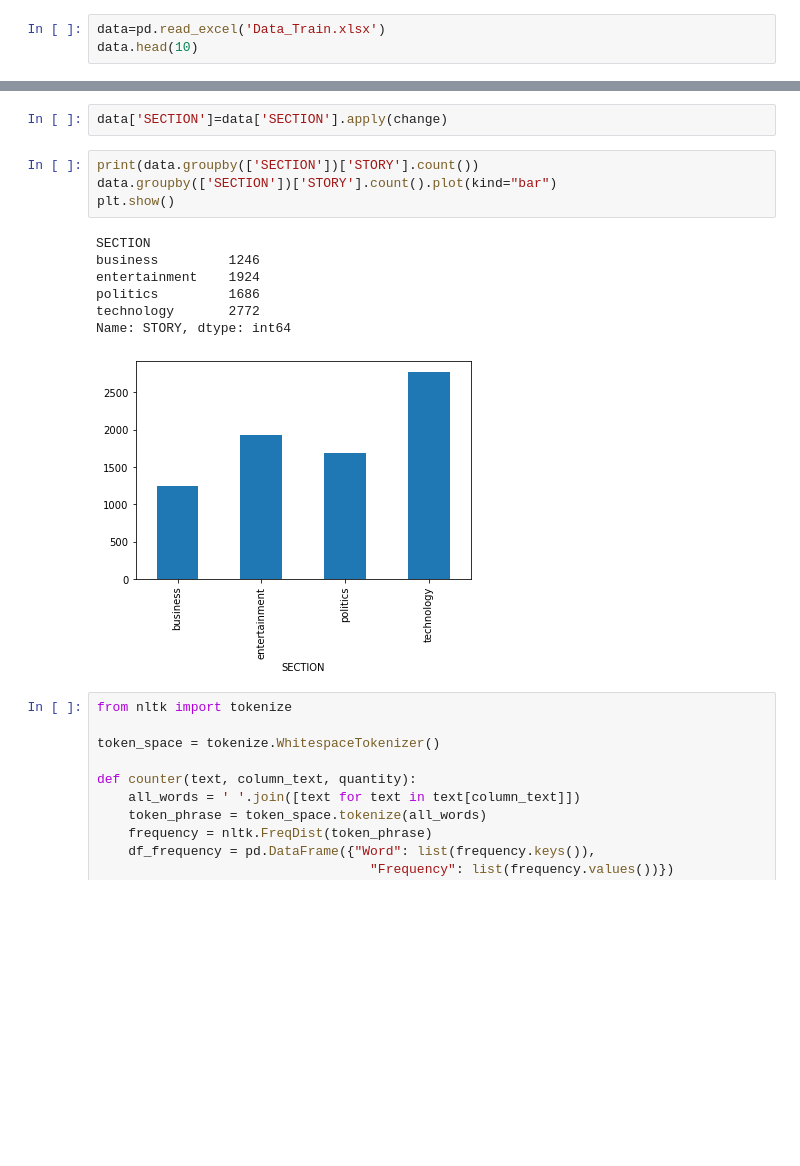
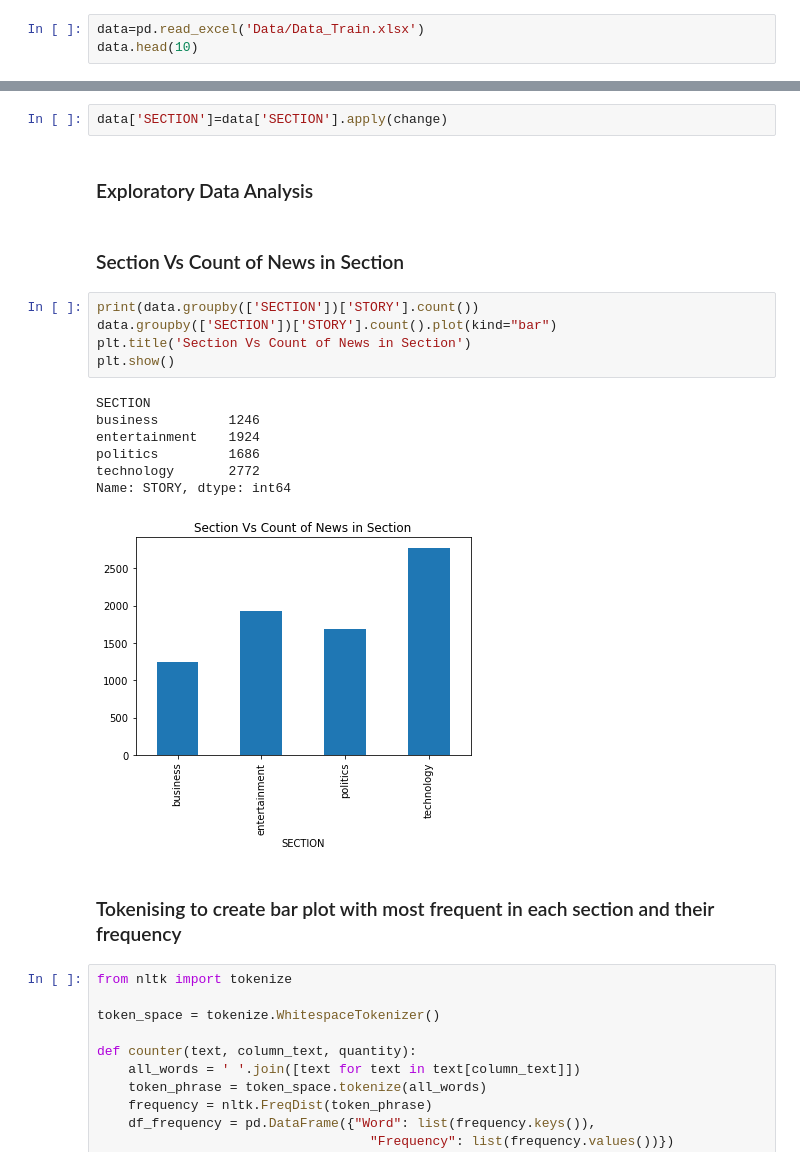
Before and after one commit to omprakashselvaraj/NewsHeadlineClassification, a Jupyter notebook: PredictNewsHeadline.ipynb, the cells around one changed output, grey strips where cells are left out. Drawn from its saved outputs; the diff is of its cells as text; blank space fills up the shorter version.

```diff
--- a/PredictNewsHeadline.ipynb
+++ b/PredictNewsHeadline.ipynb
@@ -7,5 +12,5 @@ from sklearn.model_selection import train_test_split
 # %%
-data=pd.read_excel('Data_Train.xlsx')
+data=pd.read_excel('Data/Data_Train.xlsx')
 data.head(10)
 # %% [output]
 |  | STORY | SECTION |
@@ -88,18 +104,25 @@ def change(x):
     return di[x]
 # %%
 data['SECTION']=data['SECTION'].apply(change)
+# %% [markdown]
+### Exploratory Data Analysis
+# %% [markdown]
+### Section Vs Count of News in Section
 # %%
 print(data.groupby(['SECTION'])['STORY'].count())
 data.groupby(['SECTION'])['STORY'].count().plot(kind="bar")
+plt.title('Section Vs Count of News in Section')
 plt.show()
 # %% [output]
 SECTION
 business         1246
 entertainment    1924
 politics         1686
 technology       2772
 Name: STORY, dtype: int64
-[figure, old version]
+[figure, new version]
+# %% [markdown]
+### Tokenising to create bar plot with most frequent in each section and their frequency
 # %%
 from nltk import tokenize
 
```
Also changed, not shown: parts of 24 cells of this notebook, 2 other files.
